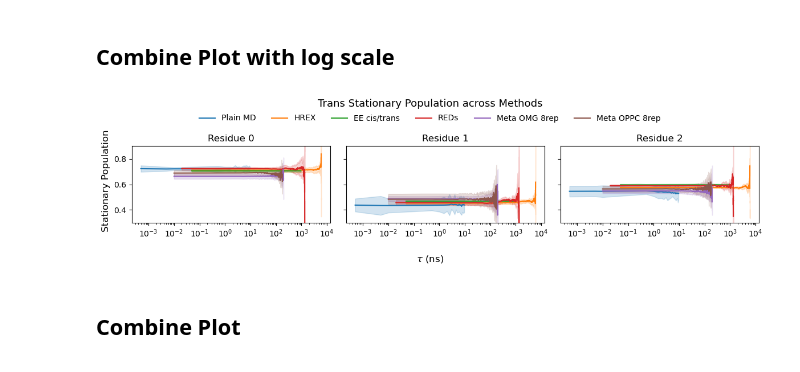
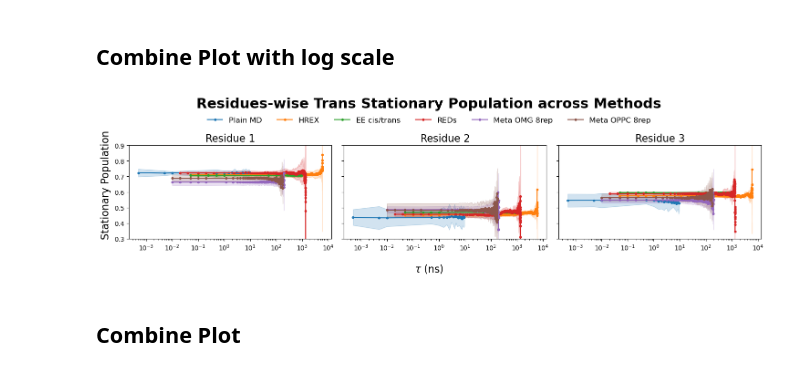
Before and after one commit to starwingc/peptoid_ESM, a Jupyter notebook: Analysis/stationary_population_res.ipynb, the cells around one changed output. Cells and saved outputs as stored; diff of their text form; code cells hidden in the pictures.

```diff
--- a/Analysis/stationary_population_res.ipynb
+++ b/Analysis/stationary_population_res.ipynb
@@ -491,7 +491,7 @@ for res_idx in range(3):
 
     # Plot trans population
     plt.plot(
-        meta_omg_lagtimes_ns[:point_to_plot] * dt_in_ns,
+        meta_omg_lagtimes_ns[:] * dt_in_ns,
         res,
         label=f"Res {res_idx} (Trans) - {res[lagtime_plot]:.3f}"
     )
@@ -715,7 +738,7 @@ methods = [
     ("EE cis/trans", ee_lagtimes_ns, ee_cis_trans_pi_means[0], ee_cis_trans_pi_stds[0], 1.0),
     ("REDs", reds_lagtimes_ns, reds_cis_trans_pi_means[0], reds_cis_trans_pi_stds[0], 1.0),
     ("Meta OMG 8rep", meta_omg8rep_lagtimes_ns, meta_omg8rep_pi_all_means, meta_omg8rep_pi_all_stds, 0.002),
-    ("Meta OPPC 8rep", meta_oppc8rep_lagtimes_ns, meta_oppc8rep_pi_all_means, meta_oppc8rep_pi_all_stds, 0.002),
+    ("Meta OPPC 8rep", meta_oppc8rep_lagtimes_ns, meta_oppc8rep_pi_all_means, meta_oppc8rep_pi_all_stds, 0.002)
 ]
 
 method_colors = {
@@ -723,42 +746,43 @@ method_colors = {
     "HREX":           "#ff7f0e",  # orange
     "EE cis/trans":   "#2ca02c",  # green
     "REDs":           "#d62728",  # red
     "Meta OMG 8rep":  "#9467bd",  # purple
     "Meta OPPC 8rep": "#8c564b",  # brown
 }
 
-fig, axes = plt.subplots(1, 3, figsize=(12, 3), sharey=True)
+fig, axes = plt.subplots(1, 3, figsize=(15, 4), sharey=True)
 
 for ax, res_idx in zip(axes, residues):
     for label, lagtimes, means, stds, dt in methods:
         # Extract the data for the correct residue and state index
         if means.ndim == 3:  # shape (residues, lag, states)
             res = means[res_idx, :, 1]
             err = stds[res_idx, :, 1] if stds is not None else None
         else:  # shape (residues, lag, states) inside [state_idx, res_idx]
             res = means[res_idx][:, 1]
             err = stds[res_idx][:, 1] if stds is not None else None
 
         color = method_colors.get(label, "gray")
-        ax.plot(lagtimes * dt, res, label=label, color=color, linewidth=1.5)
+        ax.plot(lagtimes * dt, res, '-o', label=label, color=color, markersize=3)
         if err is not None:
             ax.fill_between(lagtimes * dt, res - err, res + err, color=color, alpha=0.2)
 
     ax.set_xscale("log")
     ax.set_ylim(0.3, 0.9)
-    ax.set_title(f"Residue {res_idx}")
+    ax.set_title(f"Residue {res_idx +1}", fontsize=16)
     #ax.grid(True, alpha=0.4)
 
 # Shared legend on top
 handles, labels = axes[0].get_legend_handles_labels()
-fig.legend(handles, labels, loc='upper center', bbox_to_anchor=(0.5, 0.93), ncol=len(labels), frameon=False)
-fig.supxlabel(r'$\tau$ (ns)', fontsize=12)
-fig.supylabel("Stationary Population", fontsize=12)
-fig.suptitle("Trans Stationary Population across Methods", fontsize=13)
-fig.tight_layout(rect=[0, 0, 1, 0.93])
+fig.legend(handles, labels, loc='upper center', bbox_to_anchor=(0.5, 0.91), ncol=len(labels), frameon=False, fontsize=12)
+fig.supxlabel(r'$\tau$ (ns)', fontsize=16)
+fig.supylabel("Stationary Population", fontsize=16)
+fig.suptitle("Residues-wise Trans Stationary Population across Methods", fontsize=22, fontweight='bold')
+fig.tight_layout(rect=[0.005, 0, 1, 0.93])
+fig.savefig("fig/stationary_population_all_res_log_scale.pdf")
 plt.show()
 # %% [output]
-[figure, old version]
+[figure, new version]
 # %% [markdown]
 ## Combine Plot
 # %%
```
Also changed, not shown: parts of 6 cells of this notebook.
